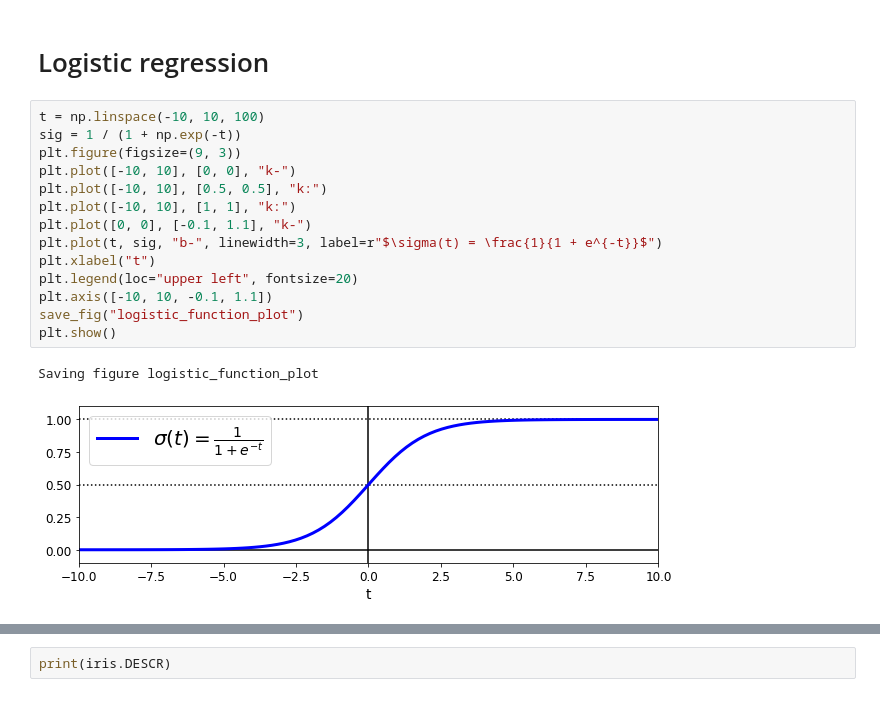
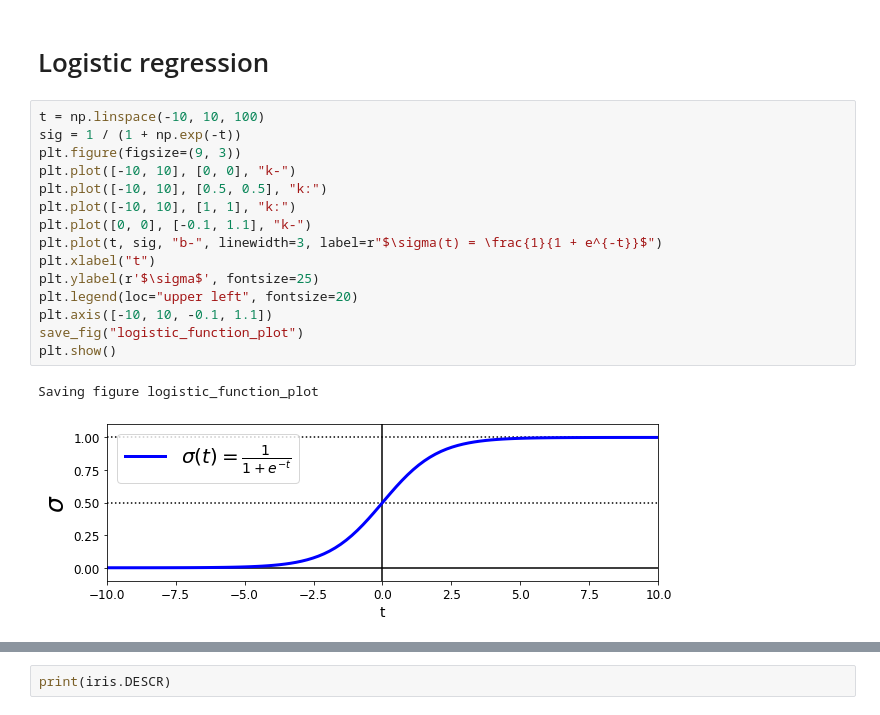
Before and after one commit to aloiswirth/handson-ml2, a Jupyter notebook: 04_training_linear_models.ipynb, the cells around one changed output, grey strips where cells are left out. Cells and saved outputs as stored; diff of their text form.

```diff
--- a/04_training_linear_models.ipynb
+++ b/04_training_linear_models.ipynb
@@ -903,19 +947,20 @@ Saving figure lasso_vs_ridge_plot
 # %%
 t = np.linspace(-10, 10, 100)
 sig = 1 / (1 + np.exp(-t))
 plt.figure(figsize=(9, 3))
 plt.plot([-10, 10], [0, 0], "k-")
 plt.plot([-10, 10], [0.5, 0.5], "k:")
 plt.plot([-10, 10], [1, 1], "k:")
 plt.plot([0, 0], [-0.1, 1.1], "k-")
 plt.plot(t, sig, "b-", linewidth=3, label=r"$\sigma(t) = \frac{1}{1 + e^{-t}}$")
 plt.xlabel("t")
+plt.ylabel(r'$\sigma$', fontsize=25)
 plt.legend(loc="upper left", fontsize=20)
 plt.axis([-10, 10, -0.1, 1.1])
 save_fig("logistic_function_plot")
 plt.show()
 # %% [output]
 Saving figure logistic_function_plot
-[figure, old version]
+[figure, new version]
 # %%
 from sklearn import datasets
```
Also changed, not shown: parts of 42 cells of this notebook.
